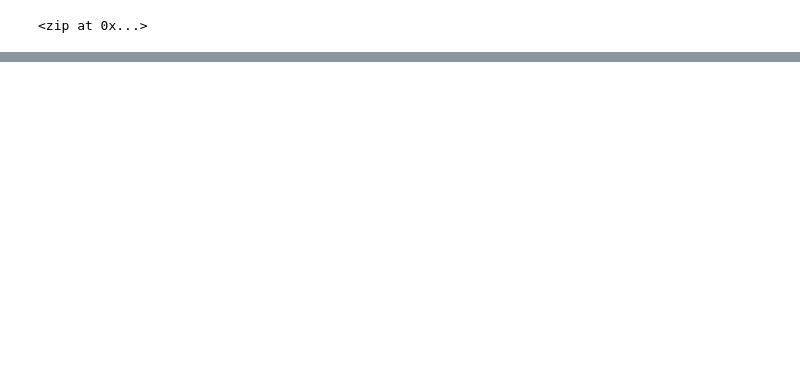
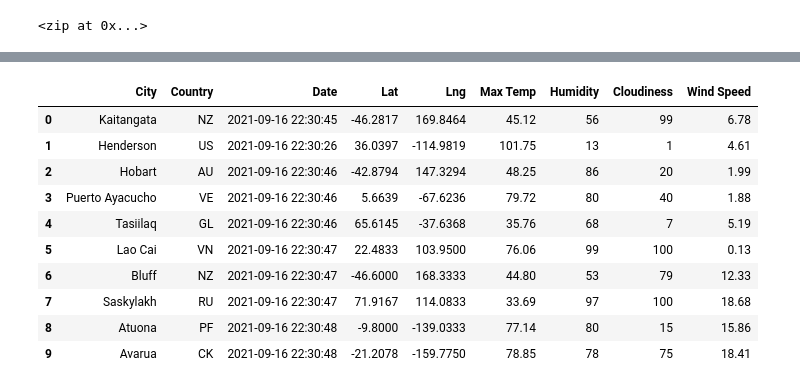
Before and after one commit to 0jeannette/World_Weather_Analysis, a Jupyter notebook: WeatherPy.ipynb, the cells around one changed output, grey strips where cells are left out. Cells and saved outputs as stored; diff of their text form; code cells hidden in the pictures; blank space fills up the shorter version.

```diff
--- a/WeatherPy.ipynb
+++ b/WeatherPy.ipynb
@@ -32,0 +39,4 @@ len(cities)
+# %%
+# Starting URL for Weather Map API Call.
+url = "http://api.openweathermap.org/data/2.5/weather?units=Imperial&APPID=" + weather_api_key
+print(url)
@@ -32,0 +126,16 @@ len(cities)
+# %%
+# Convert the array of dictionaries to a Pandas DataFrame.
+city_data_df = pd.DataFrame(city_data)
+city_data_df.head(10)
+# %% [output]
+|  | City | Country | Date | Lat | Lng | Max Temp | Humidity | Cloudiness | Wind Speed |
+| 0 | Kaitangata | NZ | 2021-09-16 22:30:45 | -46.2817 | 169.8464 | 45.12 | 56 | 99 | 6.78 |
+| 1 | Henderson | US | 2021-09-16 22:30:26 | 36.0397 | -114.9819 | 101.75 | 13 | 1 | 4.61 |
+| 2 | Hobart | AU | 2021-09-16 22:30:46 | -42.8794 | 147.3294 | 48.25 | 86 | 20 | 1.99 |
+| 3 | Puerto Ayacucho | VE | 2021-09-16 22:30:46 | 5.6639 | -67.6236 | 79.72 | 80 | 40 | 1.88 |
+| 4 | Tasiilaq | GL | 2021-09-16 22:30:46 | 65.6145 | -37.6368 | 35.76 | 68 | 7 | 5.19 |
+| 5 | Lao Cai | VN | 2021-09-16 22:30:47 | 22.4833 | 103.9500 | 76.06 | 99 | 100 | 0.13 |
+| 6 | Bluff | NZ | 2021-09-16 22:30:47 | -46.6000 | 168.3333 | 44.80 | 53 | 79 | 12.33 |
+| 7 | Saskylakh | RU | 2021-09-16 22:30:47 | 71.9167 | 114.0833 | 33.69 | 97 | 100 | 18.68 |
+| 8 | Atuona | PF | 2021-09-16 22:30:48 | -9.8000 | -139.0333 | 77.14 | 80 | 15 | 15.86 |
+| 9 | Avarua | CK | 2021-09-16 22:30:48 | -21.2078 | -159.7750 | 78.85 | 78 | 75 | 18.41 |
```
Also changed, not shown: parts of 6 cells of this notebook, 3 other files.
